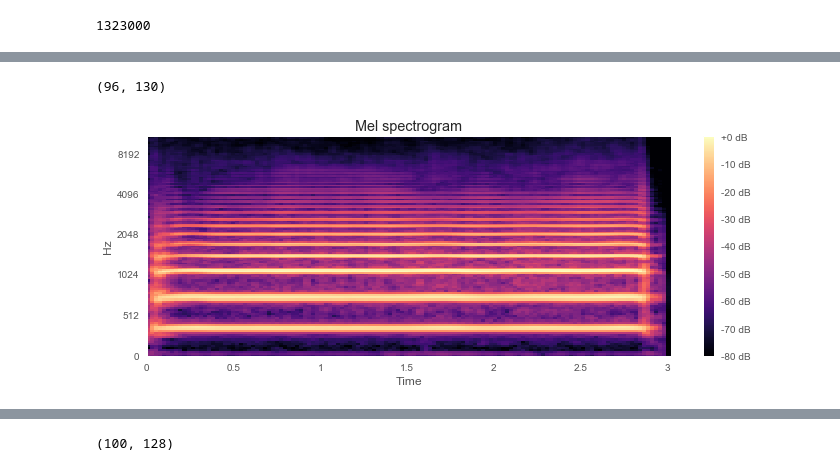
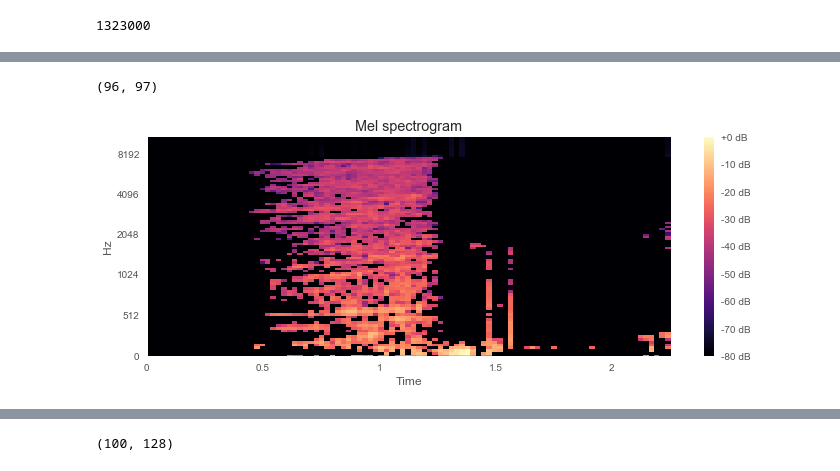
Before and after one commit to FabianRitter/MLPProjectAudio, a Jupyter notebook: Probando_Audio.ipynb, the cells around one changed output, grey strips where cells are left out. Cells and saved outputs as stored; diff of their text form; code cells hidden in the pictures.

```diff
--- a/Probando_Audio.ipynb
+++ b/Probando_Audio.ipynb
@@ -106,11 +96,0 @@ FileNotFoundError: [Errno 2] No such file or directory: '../../Kaggle_data/audio
-# %%
-path = '../../Kaggle_Data/audio_train'
-from scipy.io import wavfile
-
-prueba= "f776ef0d.wav" #train['fname'][0]
-data = wavfile.read(path + "/" + prueba)
-data = np.array((data[1][:]))
-maximum_audio_frame = 1323000  # THIS WAS OBTAINED IN A FORMER RUN.
-mul = maximum_audio_frame % len(data)
-plt.plot(data)
-plt.show()
@@ -126,19 +101,36 @@ mels = librosa.feature.melspectrogram(y=data, sr=44100, n_fft=2048, hop_length=5
+# %%
+data = data.astype(float)
+n_mels = 96
+audio_duration = 2000 # 2 seconds
+fs= 32000 # we will make downsampling to save some data!!44100
+n_fft = 2048
+windows_size_s = 30 # 30 milisecons windowing (to have more context)
+windows_size_f = (windows_size_s * fs ) // 1000  # int division # 960 samples
+hop_length_samples = int(windows_size_f // 2) ## 480 samples
+number_of_frames = fs * 2 # deprecated, use short audio in database already
+fmax = int(fs / 2)
+fmin = 0
+normalize_audio = True
+spectrogram_type = 'power'
+maximum_mel = 0
+
+mel_example = convert2mel(prueba,path,fs, n_fft,fmax,n_mels,hop_length_samples, windows_size_f)
+mel_example.shape
+# %% [output]
+(96, 97)
 # %%
 ## prueba de audio replicado.
-mels.shape
-# %% [output]
-(96, 130)
 # %%
 ### mel spectrogram plot
 import librosa.display
 import matplotlib.pyplot as plt
 plt.figure(figsize=(10, 4))
-librosa.display.specshow(librosa.power_to_db(mels,ref=np.max), y_axis='mel', x_axis='time')
-plt.colorbar(format='%+2.0f dB')
+librosa.display.specshow(librosa.power_to_db(mel_example,ref=np.max), y_axis='mel', x_axis='time')
+plt.colorbar(format='%+1.0f dB')
 plt.title('Mel spectrogram')
 plt.tight_layout()
 # %% [output]
-[figure, old version]
+[figure, new version]
 # %%
 data_new = np.tile(data,mul)
 # %%
```
Also changed, not shown: parts of 8 cells of this notebook, 2 other files.
